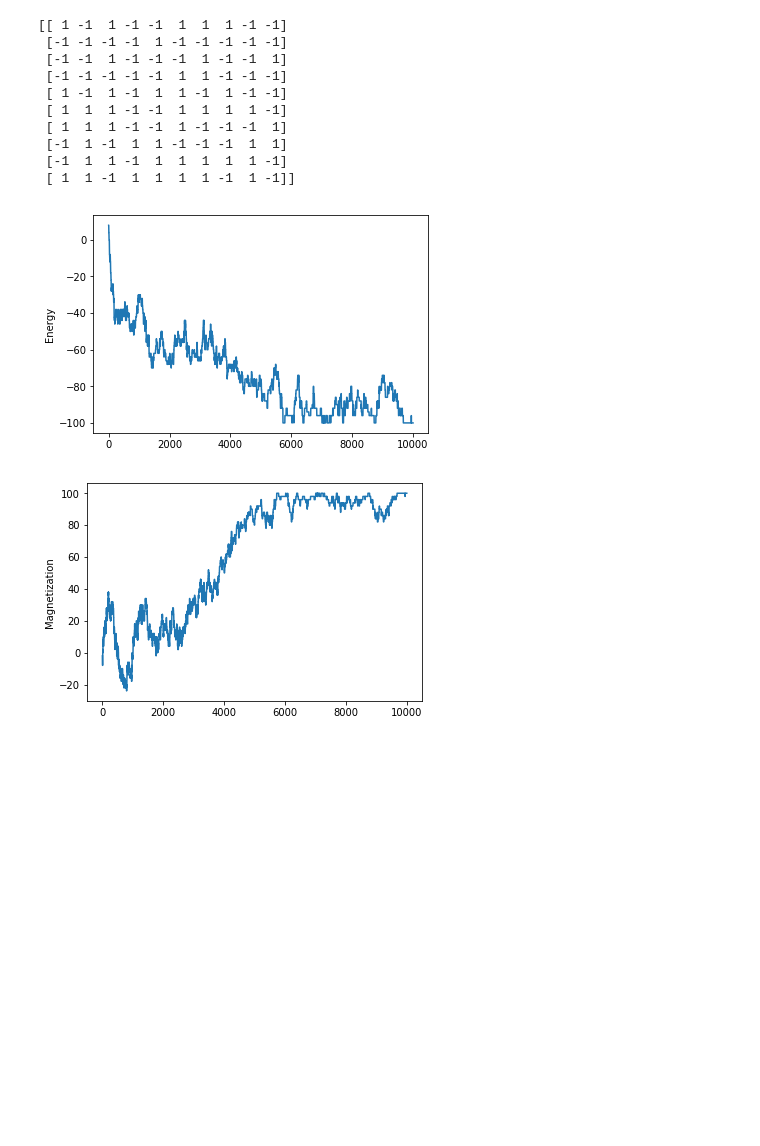
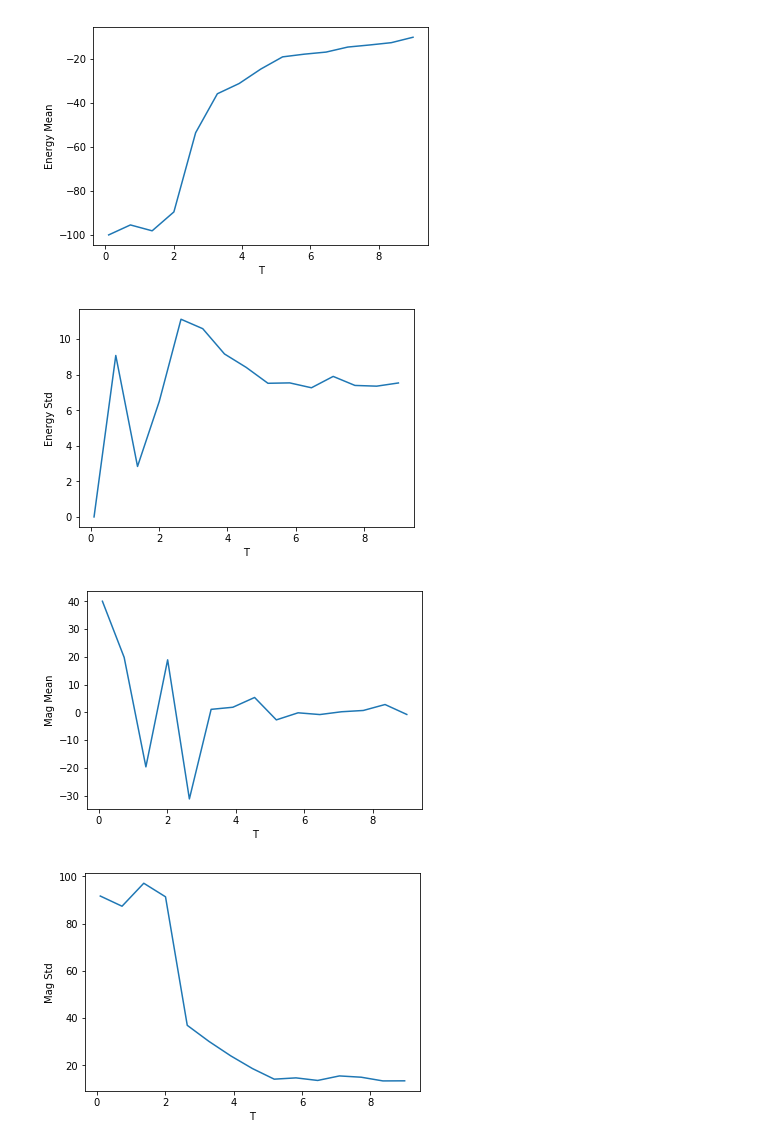
Before and after one commit to drozzy/ising-simulation, a Jupyter notebook: main.ipynb, the cells around one changed output. Saved outputs shown, nothing was run; the diff lists cells and outputs as text; code cells hidden in the pictures; blank space fills up the shorter version.

```diff
--- a/main.ipynb
+++ b/main.ipynb
@@ -81,10 +71,0 @@ print(config)
-# %%
-energies = []
-mags = []
-
-for _ in range(num_trials):
-    step(config, T=2.0)
-    energies.append(energy(config))
-    mags.append(mag(config))
-
-print(config)
@@ -102,28 +71,0 @@ print(config)
-# %%
-print(maybe_flip(config, dH=get_dH(config, (1, 1)), loc=(1,1), T=2.0))
-# %% [output]
-[[ 1 -1  1 -1 -1  1  1  1 -1 -1]
- [-1 -1 -1 -1  1 -1 -1 -1 -1 -1]
- [-1 -1  1 -1 -1 -1  1 -1 -1  1]
- [-1 -1 -1 -1 -1  1  1 -1 -1 -1]
- [ 1 -1  1 -1  1  1 -1  1 -1 -1]
- [ 1  1  1 -1 -1  1  1  1  1 -1]
- [ 1  1  1 -1 -1  1 -1 -1 -1  1]
- [-1  1 -1  1  1 -1 -1 -1  1  1]
- [-1  1  1 -1  1  1  1  1  1 -1]
- [ 1  1 -1  1  1  1  1 -1  1 -1]]
-# %%
-%matplotlib inline
-
-import matplotlib.pyplot as plt
-plt.plot(energies)
-plt.ylabel('Energy')
-plt.show()
-# %% [output]
-[figure, removed]
-# %%
-plt.plot(mags)
-plt.ylabel('Magnetization')
-plt.show()
-# %% [output]
-[figure, removed]
@@ -129,0 +97,39 @@ plt.show()
+# %%
+%matplotlib inline
+import matplotlib.pyplot as plt
+
+temps = np.linspace(0.1, 9.0, num=15)
+
+samples = []
+for t in tqdm_notebook(temps):
+    samples.append(sample(t))
+
+energy_avgs = [s.energy_avg for s in samples]
+energy_stds   = [s.energy_std  for s in samples]
+mag_avgs    = [s.mag_avg    for s in samples]
+mag_stds      = [s.mag_std     for s in samples]
+# %%
+plt.plot(temps, energy_avgs)
+plt.ylabel('Energy Mean')
+plt.xlabel('T')
+plt.show()
+
+plt.plot(temps, energy_stds)
+plt.ylabel('Energy Std')
+plt.xlabel('T')
+plt.show()
+
+plt.plot(temps, mag_avgs)
+plt.xlabel('T')
+plt.ylabel('Mag Mean')
+plt.show()
+
+plt.plot(temps, mag_stds)
+plt.ylabel('Mag Std')
+plt.xlabel('T')
+plt.show()
+# %% [output]
+[figure, added]
+[figure, added]
+[figure, added]
+[figure, added]
```
Also changed, not shown: parts of 4 cells of this notebook.
